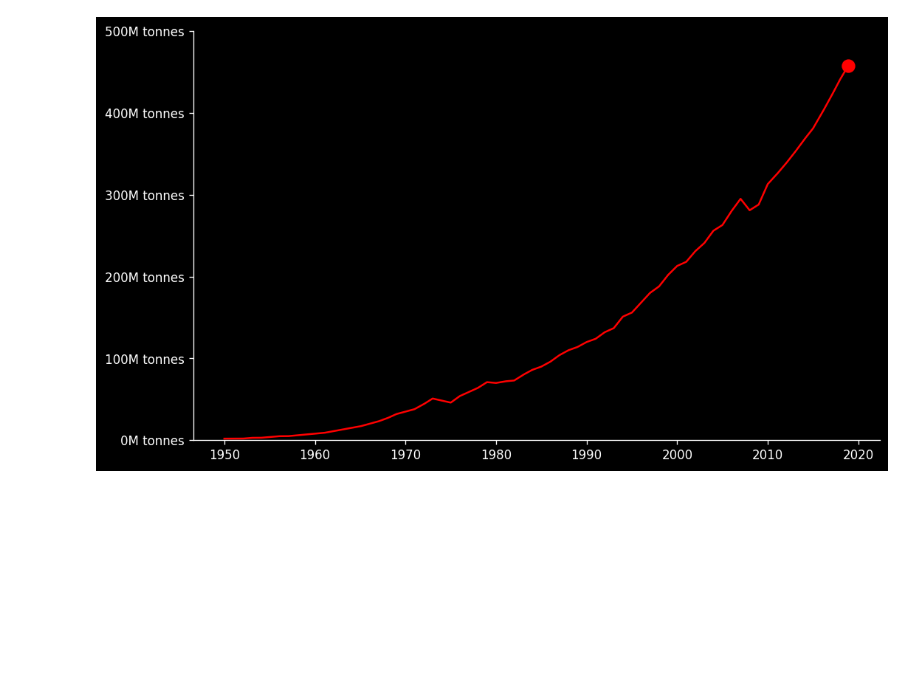
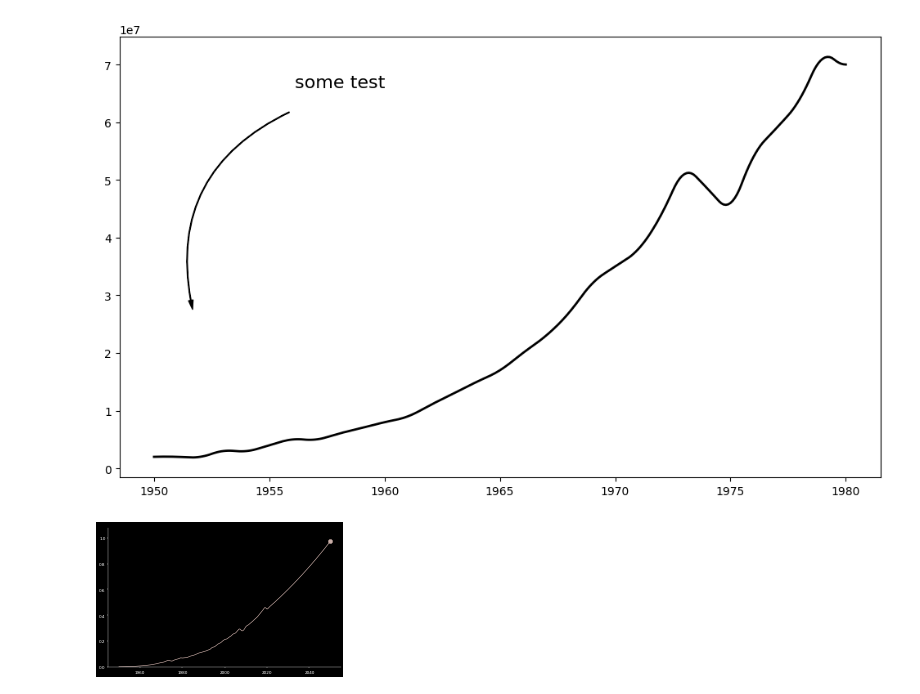
Before and after one commit to JosephBARBIERDARNAL/misc-dataviz, a Jupyter notebook: plastic-pollution/code.ipynb, the cells around one changed output. Cells and saved outputs as stored; diff of their text form; code cells hidden in the pictures; blank space fills up the shorter version.

```diff
--- a/plastic-pollution/code.ipynb
+++ b/plastic-pollution/code.ipynb
@@ -45,45 +56,85 @@ round(df.tail(10))
+# %%
+test = df[df.index <=1980]
+fig,ax = plt.subplots(figsize=(12, 7), dpi=100)
+ax.plot(test.index, test['plastic-production'], color='black', linewidth=2)
+fig_text(
+   x=0.35, y=0.8,
+   s='some test',
+   fontsize=16,
+   color='black',
+   ha='center',
+   va='center',
+   fig=fig
+)
+draw_arrow((0.3, 0.75), (0.2, 0.4), invert=False)
+# %% [output]
+[figure, added]
 # %%
-import matplotlib.pyplot as plt
-from matplotlib.animation import FuncAnimation
+def draw_arrow(tail_position, head_position, invert=False):
+    kw = dict(arrowstyle="Simple, tail_width=0.5, head_width=4, head_length=8", color="k")
+    if invert:
+        connectionstyle = "arc3,rad=-.4"
+    else:
+        connectionstyle = "arc3,rad=.4"
+    a = FancyArrowPatch(
+        tail_position, head_position,
+        connectionstyle=connectionstyle,
+        transform=fig.transFigure,
+        **kw
+    )
+    fig.patches.append(a)
 
 # parameters
 background_color = 'black'
 text_color = 'white'
+line_color = '#c9ada7'
 
 # Setting up the plot
-fig, ax = plt.subplots(figsize=(10, 6), dpi=120)
+fig, ax = plt.subplots(figsize=(10, 6), dpi=30)
 fig.set_facecolor(background_color)
 ax.set_facecolor(background_color)
 ax.tick_params(axis='x', colors=text_color)
 ax.tick_params(axis='y', colors=text_color)
 ax.spines[['left', 'bottom']].set_color(text_color)
 
 # Update function for the animation
 def update(frame):
 
     # skip first frame
     if frame == 0:
         return None
 
     # initialize subset of data
     subset_df = df.iloc[:frame]
     ax.clear()
 
+    # annotations with arrows
+    if frame >= 1980:
+        text = "<Evolution of actual global plastics production>"
+        fig_text(
+            x=0.35, y=0.8,
+            s=text,
+            fontsize=16,
+            color=text_color,
+            highlight_textprops=[{"color": 'white'}],
+            ha='center',
+            va='center',
+            fig=fig
+        )
+        draw_arrow((0.3, 0.75), (0.2, 0.4), invert=False)
+
     # create the line chart
-    line_color = 'red'
     ax.plot(subset_df.index, subset_df['plastic-production'], color=line_color)
     ax.scatter(subset_df.index[-1], subset_df['plastic-production'].values[-1], color=line_color, s=100)
 
     # custom axes
     y_min = df.iloc[:frame+1].sum(axis=1).min()
     y_max = df.iloc[:frame+1].sum(axis=1).max()
-    ax.set_ylim(0, y_max)
-    ax.set_yticks(ax.get_yticks())
-    ax.set_yticklabels([f'{int(x)}M tonnes' for x in ax.get_yticks()/1e6])
+    ax.set_ylim(0, y_max*1.1)
     ax.spines[['top', 'right']].set_visible(False)
 
 # create and save animation
 ani = FuncAnimation(fig, update, frames=len(df))
 ani.save('global-plastics-production.gif', writer='imagemagick', fps=15)
 # %% [output]
-[figure, old version]
+[figure, new version]
```
Also changed, not shown: parts of 1 cell of this notebook, 2 other files.
